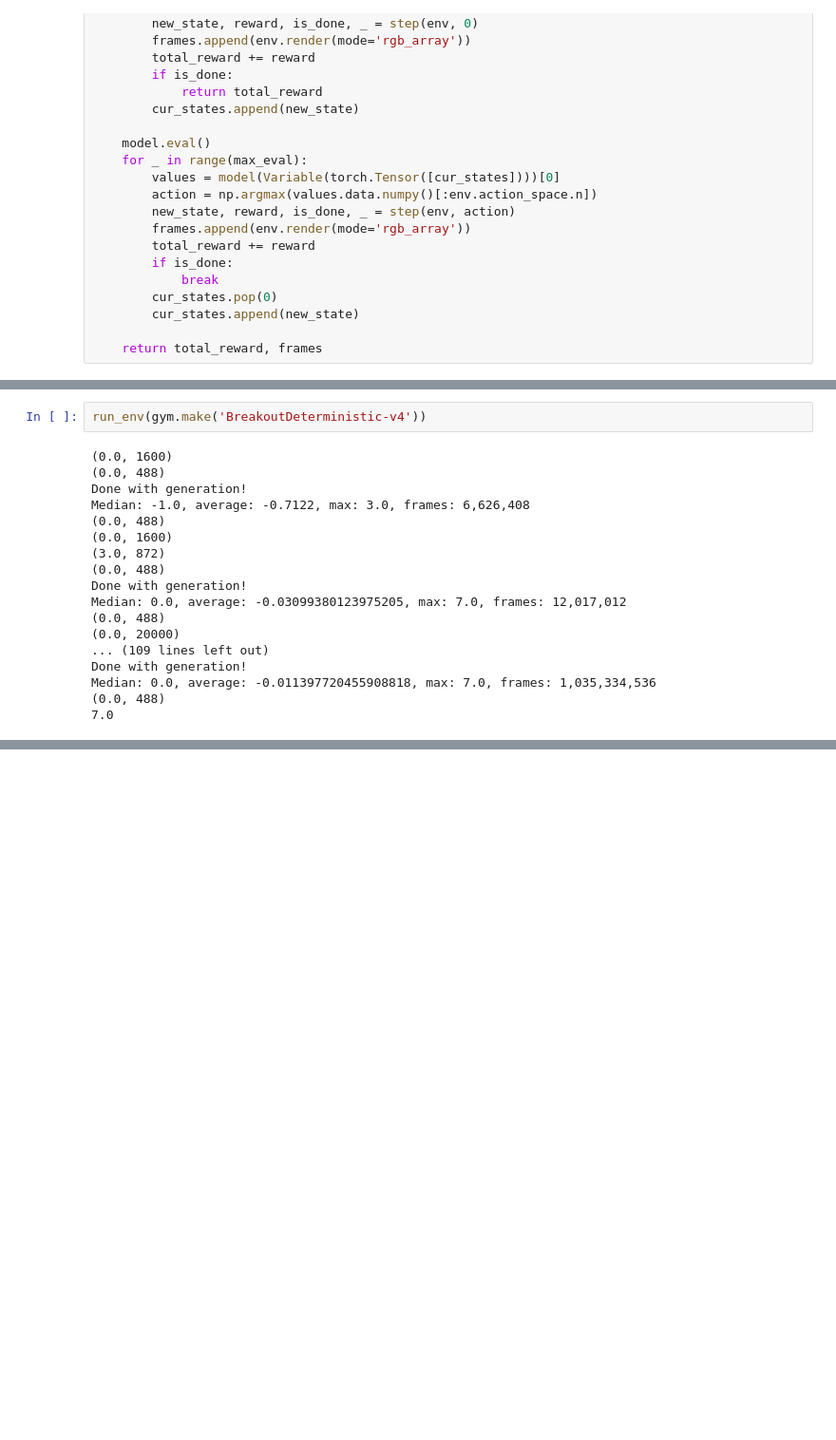
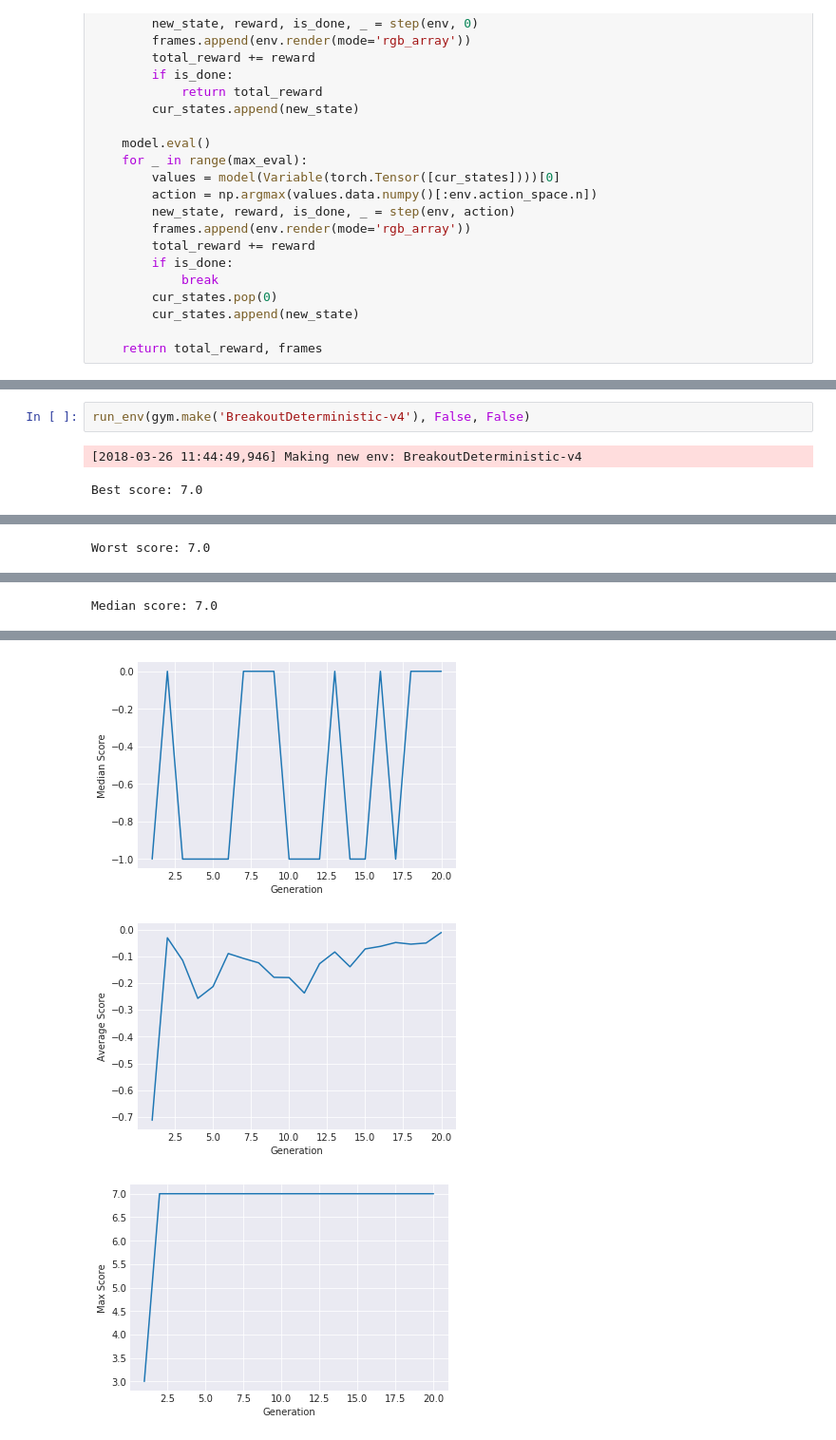
Before and after one commit to AdrienLE/neuroevo, a Jupyter notebook: Neuroevo.ipynb, the cells around one changed output, grey strips where cells are left out. Shown at 95% size. Drawn from its saved outputs; the diff is of its cells as text; blank space fills up the shorter version.

```diff
--- a/Neuroevo.ipynb
+++ b/Neuroevo.ipynb
@@ -246,20 +443,5 @@ Median: 0.0, average: 37.798, max: 750.0, frames: 39,191,488
 # %%
-run_env(gym.make('BreakoutDeterministic-v4'))
+run_env(gym.make('BreakoutDeterministic-v4'), False, False)
 # %% [output]
-(0.0, 1600)
-(0.0, 488)
-Done with generation!
-Median: -1.0, average: -0.7122, max: 3.0, frames: 6,626,408
-(0.0, 488)
-(0.0, 1600)
-(3.0, 872)
-(0.0, 488)
-Done with generation!
-Median: 0.0, average: -0.03099380123975205, max: 7.0, frames: 12,017,012
-(0.0, 488)
-(0.0, 20000)
-... (109 lines left out)
-Done with generation!
-Median: 0.0, average: -0.011397720455908818, max: 7.0, frames: 1,035,334,536
-(0.0, 488)
-7.0
+[2018-03-26 11:44:49,946] Making new env: BreakoutDeterministic-v4
+Best score: 7.0
@@ -265,0 +449 @@ Median: 0.0, average: -0.011397720455908818, max: 7.0, frames: 1,035,334,536
+Worst score: 7.0
@@ -265,0 +451 @@ Median: 0.0, average: -0.011397720455908818, max: 7.0, frames: 1,035,334,536
+Median score: 7.0
@@ -265,0 +453,3 @@ Median: 0.0, average: -0.011397720455908818, max: 7.0, frames: 1,035,334,536
+[figure, added]
+[figure, added]
+[figure, added]
```
Also changed, not shown: parts of 14 cells of this notebook, 29 other files.
